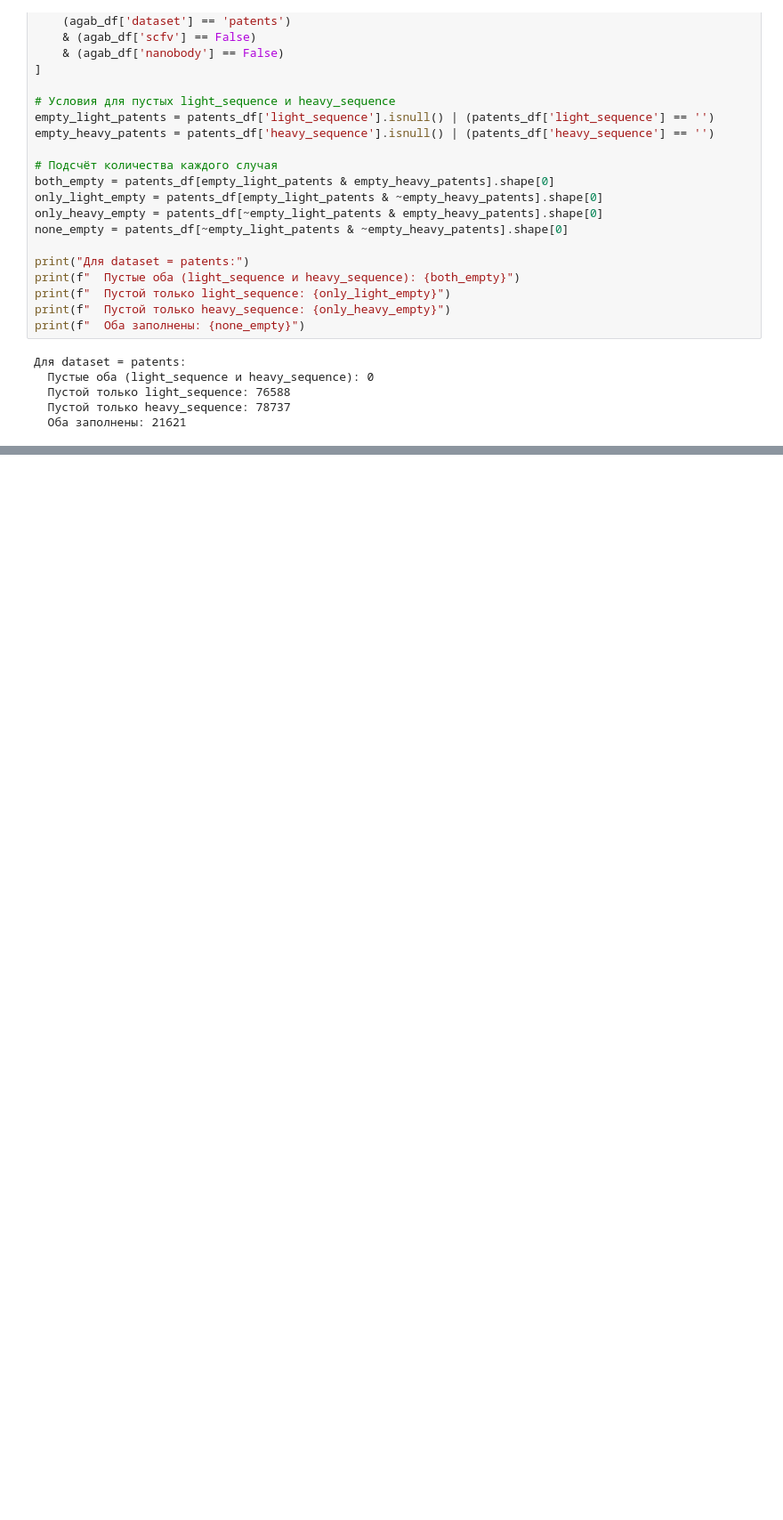
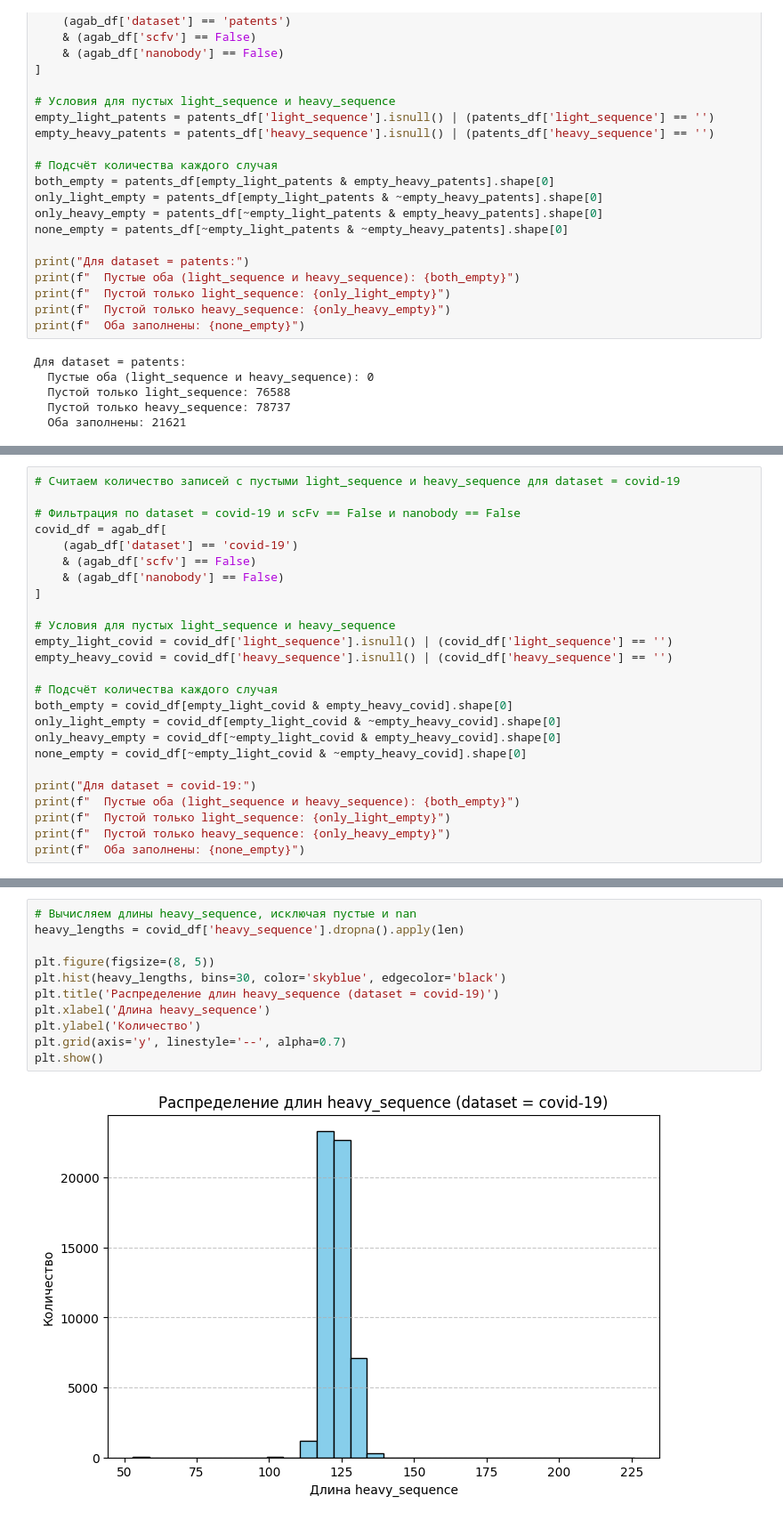
Before and after one commit to younggod2/llm-antibody-fv-generation, a Jupyter notebook: data/antibody_type.ipynb, the cells around one changed output, grey strips where cells are left out. Shown at 89% size. Cells and saved outputs as stored; diff of their text form; blank space fills up the shorter version.

Commit message:
Исследование covid-19

```diff
--- a/data/antibody_type.ipynb
+++ b/data/antibody_type.ipynb
@@ -176,0 +179,25 @@ print(f"  Оба заполнены: {none_empty}")
+# %%
+# Считаем количество записей с пустыми light_sequence и heavy_sequence для dataset = covid-19
+
+# Фильтрация по dataset = covid-19 и scFv == False и nanobody == False
+covid_df = agab_df[
+    (agab_df['dataset'] == 'covid-19')
+    & (agab_df['scfv'] == False)
+    & (agab_df['nanobody'] == False)
+]
+
+# Условия для пустых light_sequence и heavy_sequence
+empty_light_covid = covid_df['light_sequence'].isnull() | (covid_df['light_sequence'] == '')
+empty_heavy_covid = covid_df['heavy_sequence'].isnull() | (covid_df['heavy_sequence'] == '')
+
+# Подсчёт количества каждого случая
+both_empty = covid_df[empty_light_covid & empty_heavy_covid].shape[0]
+only_light_empty = covid_df[empty_light_covid & ~empty_heavy_covid].shape[0]
+only_heavy_empty = covid_df[~empty_light_covid & empty_heavy_covid].shape[0]
+none_empty = covid_df[~empty_light_covid & ~empty_heavy_covid].shape[0]
+
+print("Для dataset = covid-19:")
+print(f"  Пустые оба (light_sequence и heavy_sequence): {both_empty}")
+print(f"  Пустой только light_sequence: {only_light_empty}")
+print(f"  Пустой только heavy_sequence: {only_heavy_empty}")
+print(f"  Оба заполнены: {none_empty}")
@@ -176,0 +210,13 @@ print(f"  Оба заполнены: {none_empty}")
+# %%
+# Вычисляем длины heavy_sequence, исключая пустые и nan
+heavy_lengths = covid_df['heavy_sequence'].dropna().apply(len)
+
+plt.figure(figsize=(8, 5))
+plt.hist(heavy_lengths, bins=30, color='skyblue', edgecolor='black')
+plt.title('Распределение длин heavy_sequence (dataset = covid-19)')
+plt.xlabel('Длина heavy_sequence')
+plt.ylabel('Количество')
+plt.grid(axis='y', linestyle='--', alpha=0.7)
+plt.show()
+# %% [output]
+[figure, added]
```
Also changed, not shown: parts of 4 cells of this notebook.
